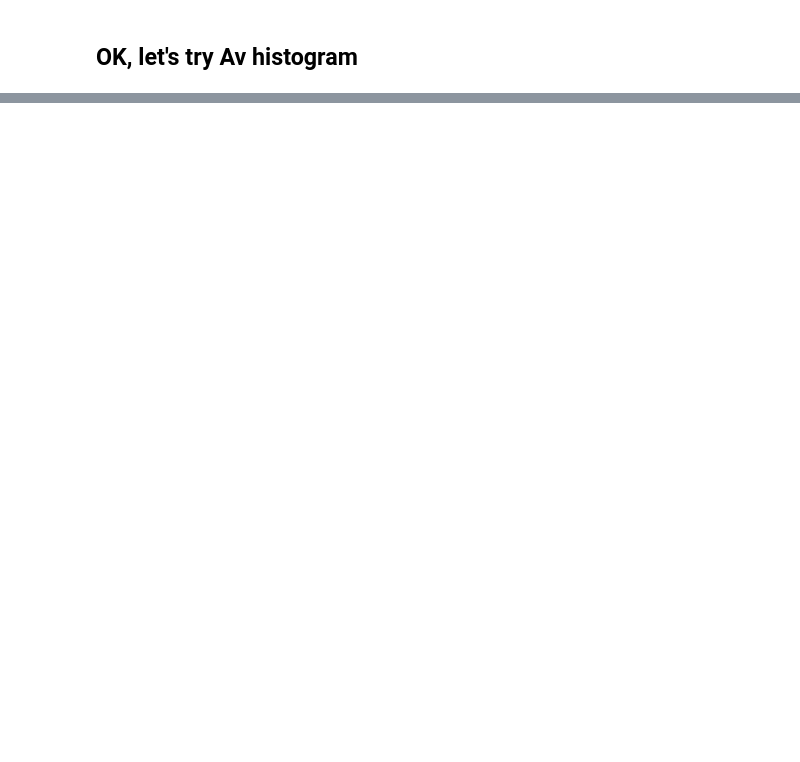
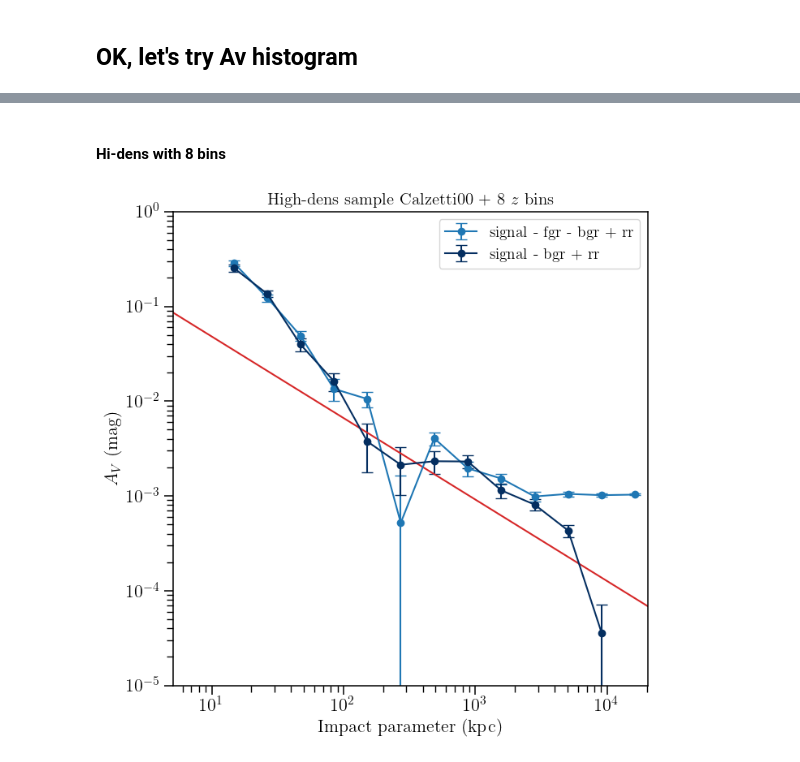
Before and after one commit to mcclearyj/dusthalos, a Jupyter notebook: writeup/misc_dust_plots.ipynb, the cells around one changed output, grey strips where cells are left out. Cells and saved outputs as stored; diff of their text form; code cells hidden in the pictures; blank space fills up the shorter version.

```diff
--- a/writeup/misc_dust_plots.ipynb
+++ b/writeup/misc_dust_plots.ipynb
@@ -389,0 +501,29 @@ Text(0.5, 1.0, 'High-redshift sample')
+# %% [markdown]
+#### Hi-dens with 8 bins
+# %%
+
+## dust_hidens = hidens_dk['kappa'] - hidens_fr['kappa']
+##                   - hidens_dr['kappa'] + hidens_rr['kappa']
+
+fig, ax = plt.subplots(1, 1, figsize=(7,7), tight_layout=True, sharey=True)
+
+ax.errorbar(hidens2_dk['meanr']*scl, dust_hidens2,
+            yerr=hidens2_dk['sigma'], fmt='-o',capsize=5,
+            color='tab:blue', label='signal - fgr - bgr + rr')
+ax.errorbar(hidens2_dk['meanr']*scl, dust_hidens2 + hidens2_fr['kappa'],
+            yerr=hidens2_dk['sigma'], fmt='-o',capsize=5,
+            color='xkcd:marine', label='signal - bgr + rr')
+
+ax.plot(theory_r, av, color='tab:red')
+
+ax.set_xscale('log')
+ax.set_yscale('log')
+ax.set_xlim(0.05*scl, 200*scl)
+ax.set_ylim(1E-5, 1)
+ax.set_xlabel(f'Impact parameter ({xlabel_unit})', fontsize=16)
+ax.set_ylabel(r'$A_V$ (mag)', fontsize=16)
+ax.legend()
+ax.set_title('High-dens sample Calzetti00 + 8 $z$ bins', fontsize=15)
+fig.savefig("figures/fgr_vs_not_profile_hidens.png")
+# %% [output]
+[figure, added]
```
Also changed, not shown: parts of 27 cells of this notebook, 24 other files.
